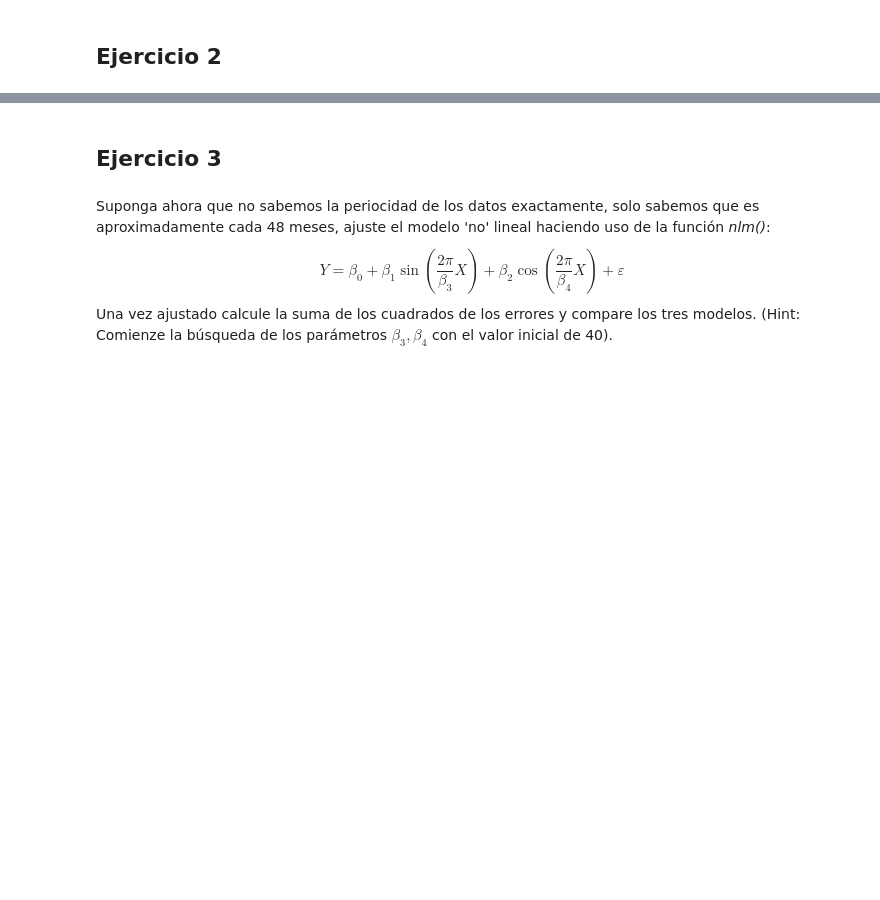
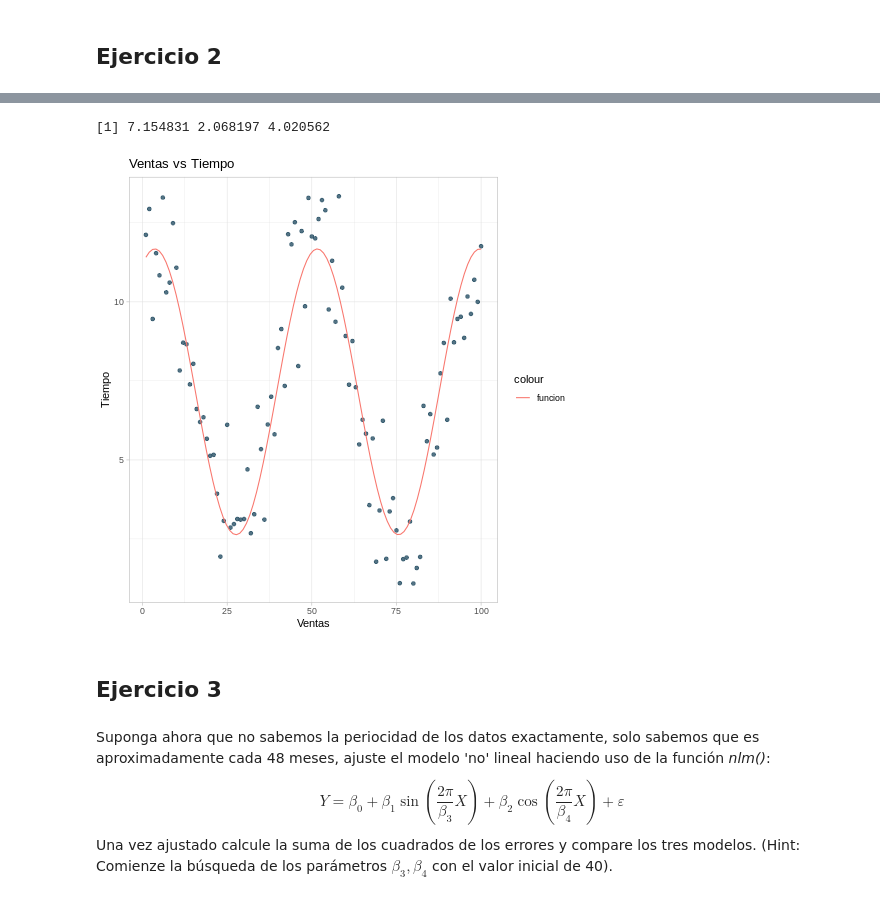
Before and after one commit to arriagajorge/adjustModels_est, a Jupyter notebook: AjustesModeloRegresión.ipynb, the cells around one changed output, grey strips where cells are left out. Drawn from its saved outputs; the diff is of its cells as text; code cells hidden in the pictures; blank space fills up the shorter version.

```diff
--- a/AjustesModeloRegresión.ipynb
+++ b/AjustesModeloRegresión.ipynb
@@ -88,0 +139,10 @@ NULL
+# %%
+%%R
+#código
+
+sum_error<-function(B){
+  b0=B[1]
+  b1=B[2]
+  b2=B[3]
+  return (sum((Y-(b0+b1*sin(((2*pi)/48)*X)+b2*cos(((2*pi)/48)*X)))^2))
+}
@@ -89,3 +167,23 @@ NULL
+# %%
+%%R
+b = nlm(sum_error,c(1,1,1))$estimate
+b0 = b[1]
+b1 = b[2]
+b2 = b[3]
+c(b0,b1,b2)
+# %% [output]
+[1] 7.154831 2.068197 4.020562
+# %%
+%%R
+funcion1 <- function(x) {b0+b1*sin(((2*pi)/48)*x)+b2*cos(((2*pi)/48)*x)}
+
+ggplot(data = df_ventas, aes(X,Y)) +
+  geom_point(col="#295065", alpha=0.8) +
+  stat_function(fun = funcion1, mapping = aes(color = "funcion")) +
+  labs(x="Ventas", y="Tiempo", title="Ventas vs Tiempo")+
+  theme_light()
+# %% [output]
+[figure, added]
 # %% [markdown]
 ## Ejercicio 3
 # %% [markdown]
```
Also changed, not shown: parts of 13 cells of this notebook.
